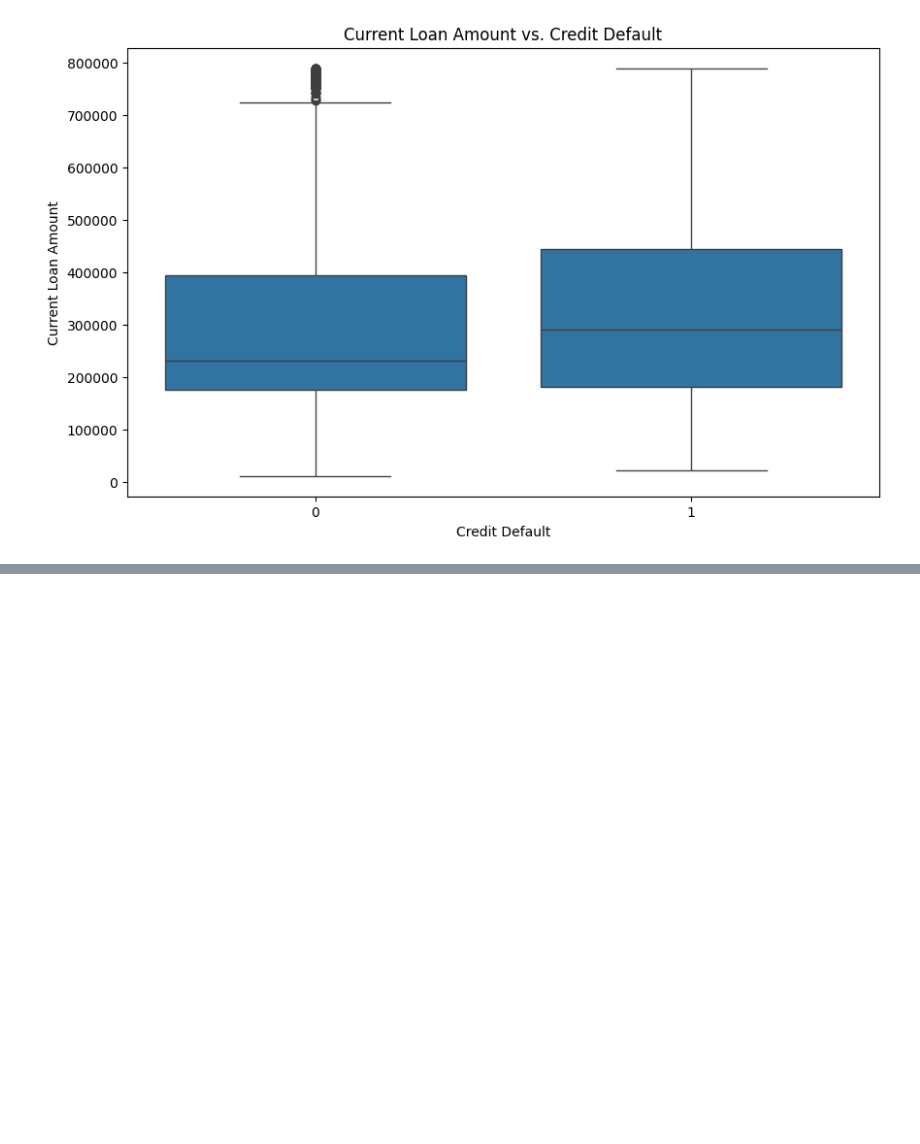
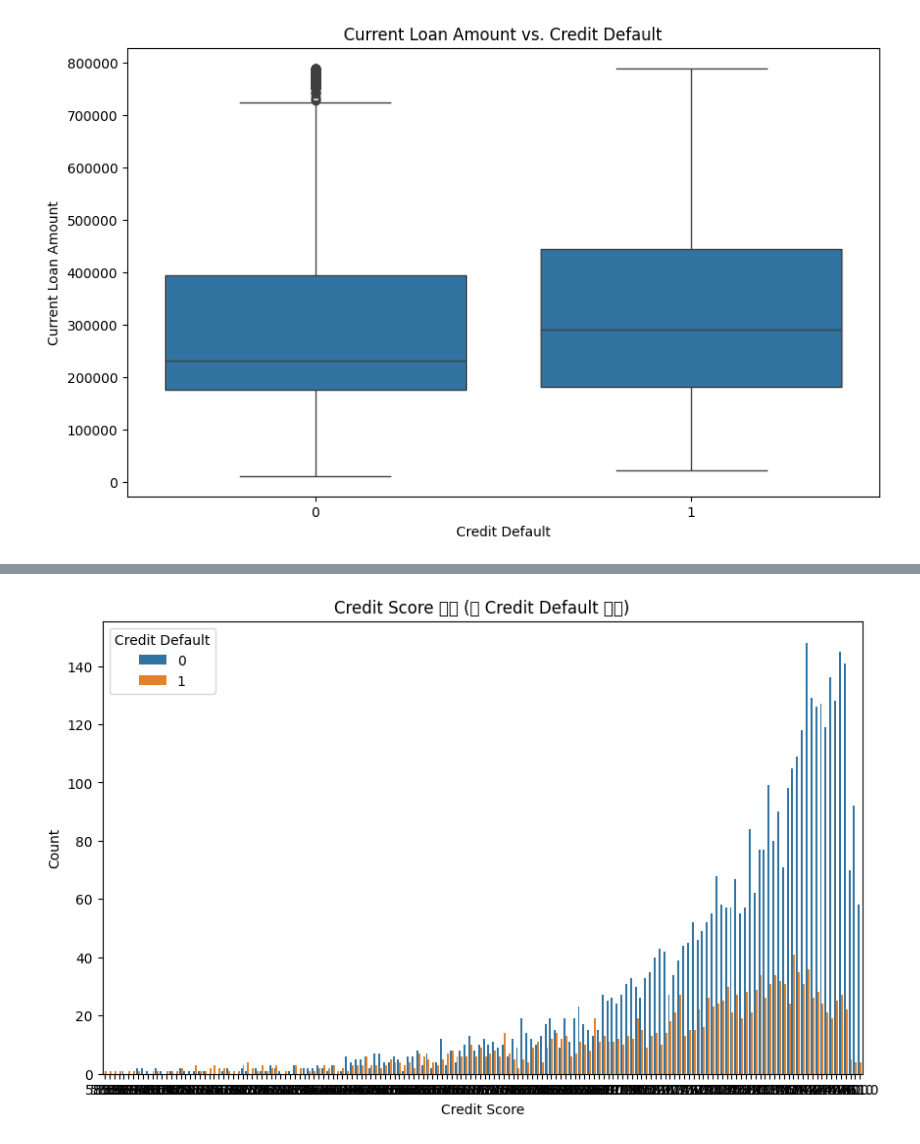
Before and after one commit to LiShun522/Loan-Default-Prediction, a Jupyter notebook: Untitled.ipynb, the cells around one changed output, grey strips where cells are left out. Cells and saved outputs as stored; diff of their text form; code cells hidden in the pictures; blank space fills up the shorter version.

```diff
--- a/Untitled.ipynb
+++ b/Untitled.ipynb
@@ -209,3 +198,7 @@ plt.title("Current Loan Amount vs. Credit Default")
 plt.show()
 # %% [output]
 [figure]
+# %%
+# 修改 'Credit Score'內容，將大於1000的都除10
+df.loc[df['Credit Score'] > 1000, 'Credit Score'] /= 10
+print(df['Credit Score'].describe())
@@ -211,0 +215,12 @@ plt.show()
+# %%
+# 假設 df 是你的 DataFrame
+plt.figure(figsize=(10, 6))
+sns.countplot(data=df, x="Credit Score", hue="Credit Default")
+
+# plt.xlabel("Credit Score")
+plt.ylabel("Count")
+plt.title("Credit Score 分佈 (依 Credit Default 分組)")
+# plt.xticks(rotation=45)
+plt.show()
+# %% [output]
+[figure, added]
```
Also changed, not shown: parts of 6 cells of this notebook, 1 other file.
